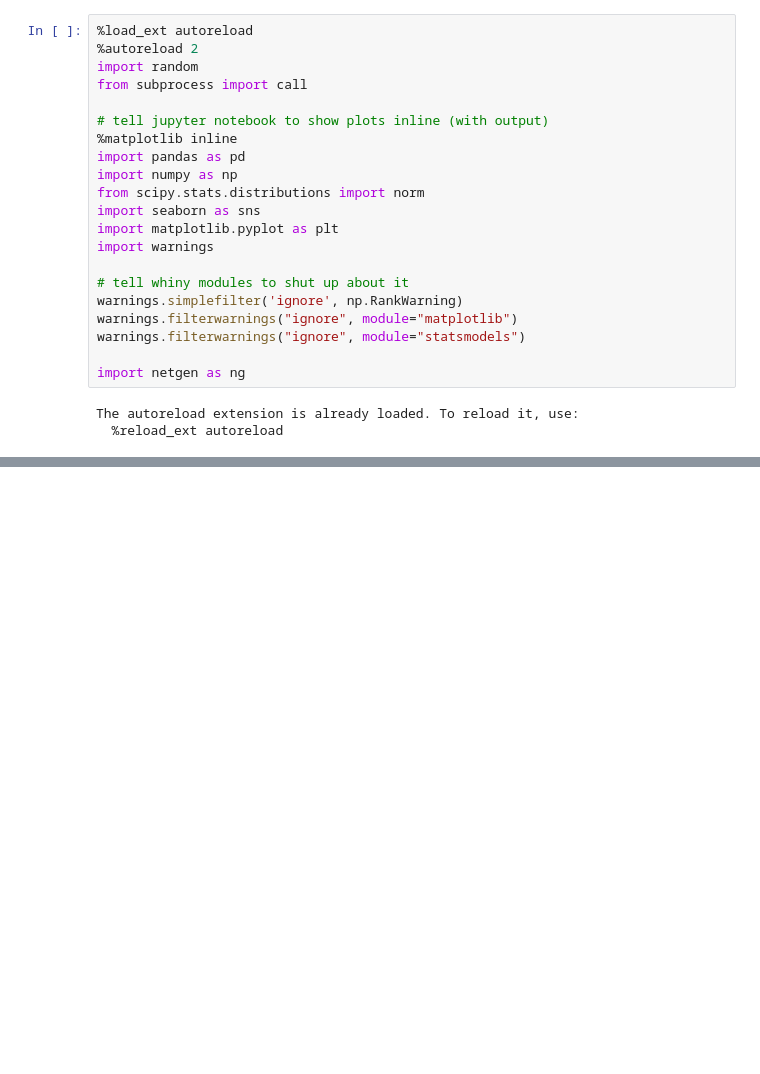
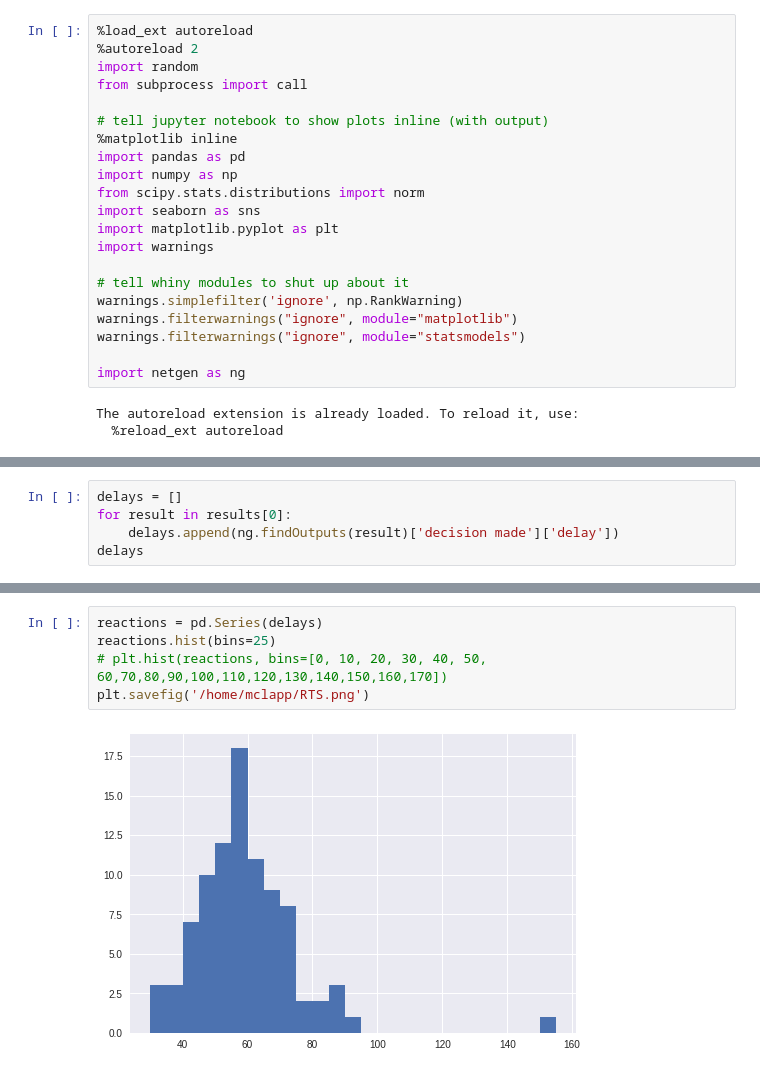
Before and after one commit to CoAxLab/CBGT, a Jupyter notebook: netinv.ipynb, the cells around one changed output, grey strips where cells are left out. Saved outputs shown, nothing was run; the diff lists cells and outputs as text; blank space fills up the shorter version.

```diff
--- a/netinv.ipynb
+++ b/netinv.ipynb
@@ -78,0 +69,5 @@ results[0][0]['popfreqs'].plot(x='GPe_0_0', y='SNr_0_0', kind='scatter')
+# %%
+delays = []
+for result in results[0]:
+    delays.append(ng.findOutputs(result)['decision made']['delay'])
+delays
@@ -78,0 +92,7 @@ results[0][0]['popfreqs'].plot(x='GPe_0_0', y='SNr_0_0', kind='scatter')
+# %%
+reactions = pd.Series(delays)
+reactions.hist(bins=25)
+# plt.hist(reactions, bins=[0, 10, 20, 30, 40, 50, 60,70,80,90,100,110,120,130,140,150,160,170])
+plt.savefig('/home/mclapp/RTS.png')
+# %% [output]
+[figure, added]
```
Also changed, not shown: parts of 10 cells of this notebook, 1 other file.
